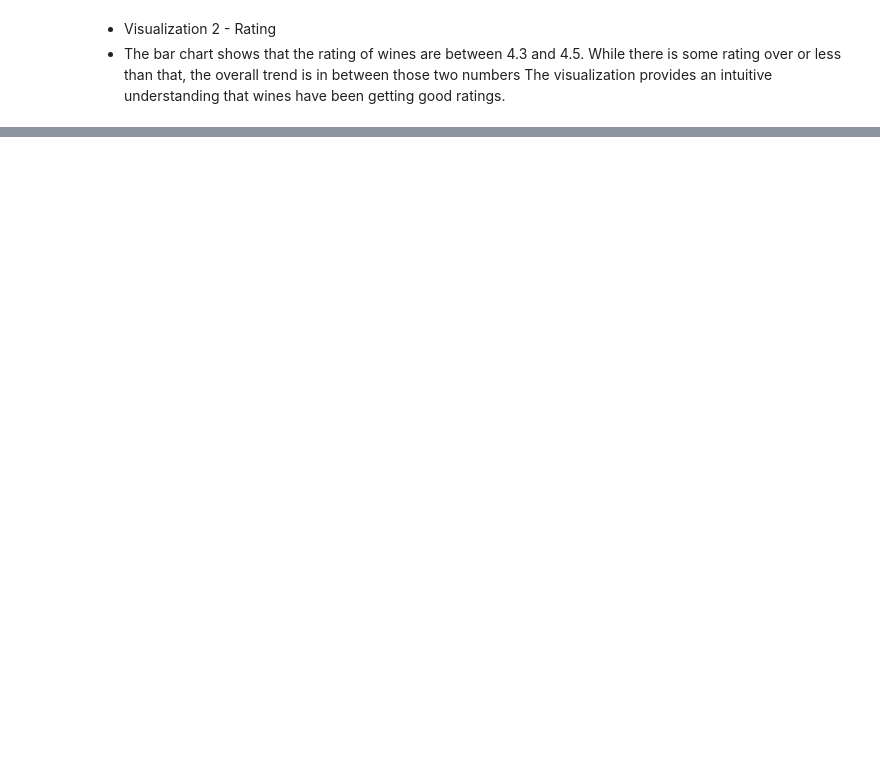
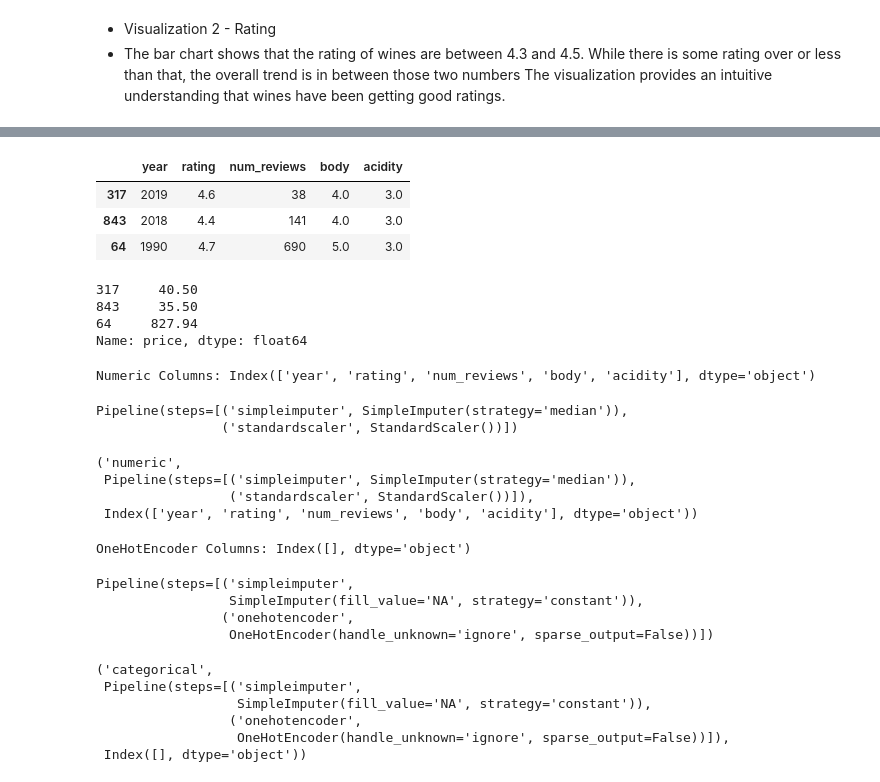
Before and after one commit to Jeze2/Machine_learning_price_and_income, a Jupyter notebook: Prediction_of_wine_price.ipynb, the cells around one changed output, grey strips where cells are left out. Drawn from its saved outputs; the diff is of its cells as text; code cells hidden in the pictures; blank space fills up the shorter version.

```diff
--- a/Prediction_of_wine_price.ipynb
+++ b/Prediction_of_wine_price.ipynb
@@ -443,0 +445,63 @@ explore_numeric(df,'rating');
+# %%
+# Showing X_train and y_train
+display(X_train.head(3), y_train.head(3))
+# %% [output]
+|  | year | rating | num_reviews | body | acidity |
+| 317 | 2019 | 4.6 | 38 | 4.0 | 3.0 |
+| 843 | 2018 | 4.4 | 141 | 4.0 | 3.0 |
+| 64 | 1990 | 4.7 | 690 | 5.0 | 3.0 |
+317     40.50
+843     35.50
+64     827.94
+Name: price, dtype: float64
+# %%
+# PREPROCESSING PIPELINE FOR NUMERIC DATA
+# Save list of column names
+num_cols = X_train.select_dtypes("number").columns
+print("Numeric Columns:", num_cols)
+# instantiate preprocessors
+impute_median = SimpleImputer(strategy='median')
+scaler = StandardScaler()
+# Make a numeric preprocessing pipeline
+num_pipe = make_pipeline(impute_median, scaler)
+num_pipe
+# %% [output]
+Numeric Columns: Index(['year', 'rating', 'num_reviews', 'body', 'acidity'], dtype='object')
+Pipeline(steps=[('simpleimputer', SimpleImputer(strategy='median')),
+                ('standardscaler', StandardScaler())])
+# %%
+# Making a numeric tuple for ColumnTransformer
+num_tuple = ('numeric', num_pipe, num_cols)
+num_tuple
+# %% [output]
+('numeric',
+ Pipeline(steps=[('simpleimputer', SimpleImputer(strategy='median')),
+                 ('standardscaler', StandardScaler())]),
+ Index(['year', 'rating', 'num_reviews', 'body', 'acidity'], dtype='object'))
+# %%
+# PREPROCESSING PIPELINE FOR ONE-HOT-ENCODED DATA
+# Save list of column names
+ohe_cols = X_train.select_dtypes('object').columns
+print("OneHotEncoder Columns:", ohe_cols)
+# Instantiate the individual preprocessors
+impute_na = SimpleImputer(strategy='constant', fill_value = "NA")
+ohe_encoder = OneHotEncoder(sparse_output=False, handle_unknown='ignore')
+# Make pipeline with imputer and encoder
+ohe_pipe = make_pipeline(impute_na, ohe_encoder)
+ohe_pipe
+# %% [output]
+OneHotEncoder Columns: Index([], dtype='object')
+Pipeline(steps=[('simpleimputer',
+                 SimpleImputer(fill_value='NA', strategy='constant')),
+                ('onehotencoder',
+                 OneHotEncoder(handle_unknown='ignore', sparse_output=False))])
+# %%
+ohe_tuple = ('categorical', ohe_pipe, ohe_cols)
+ohe_tuple
+# %% [output]
+('categorical',
+ Pipeline(steps=[('simpleimputer',
+                  SimpleImputer(fill_value='NA', strategy='constant')),
+                 ('onehotencoder',
+                  OneHotEncoder(handle_unknown='ignore', sparse_output=False))]),
+ Index([], dtype='object'))
```
Also changed, not shown: parts of 43 cells of this notebook.
